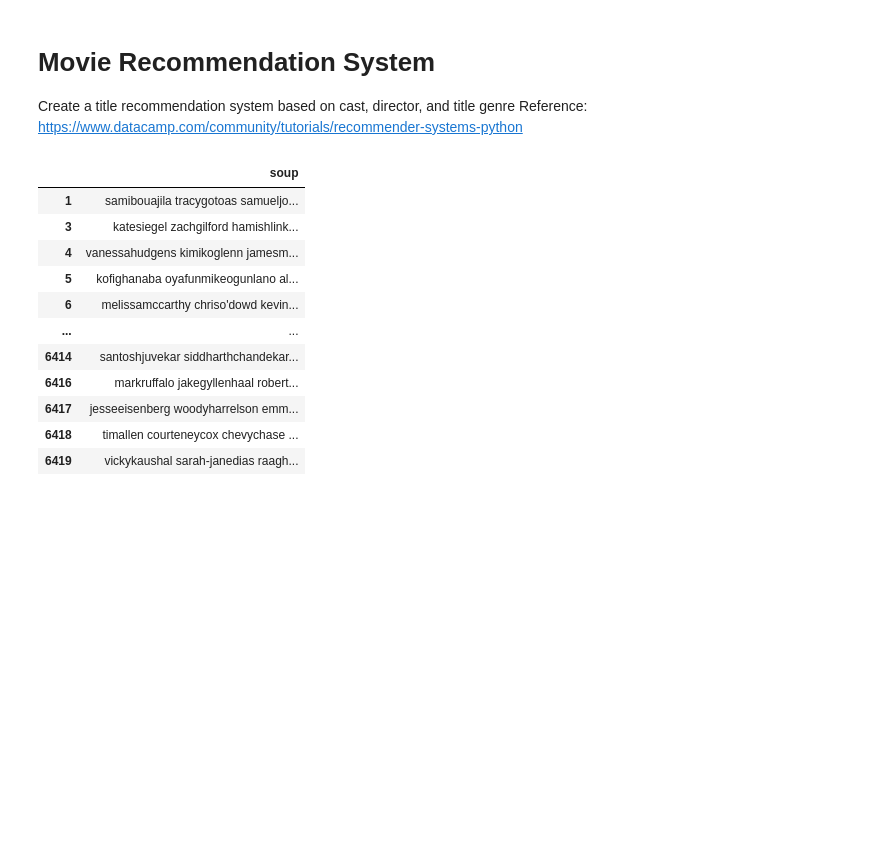
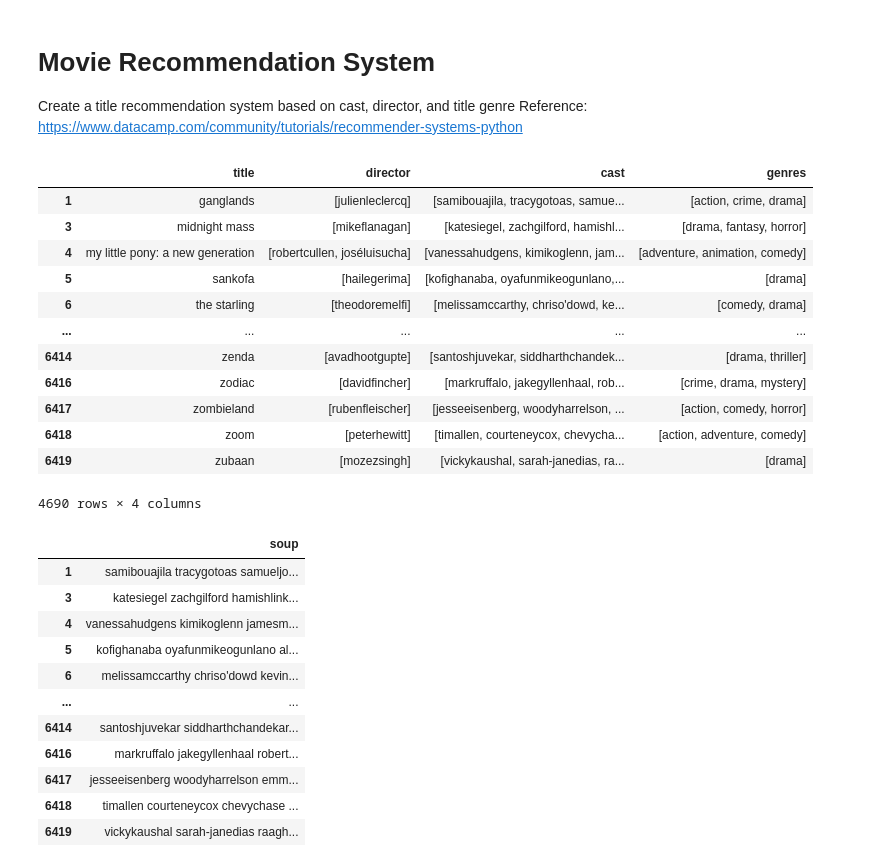
Before and after one commit to johnnminh/CMPT353-Netflix-Data, a Jupyter notebook: title_recommendation.ipynb, the cells around one changed output. Saved outputs shown, nothing was run; the diff lists cells and outputs as text; code cells hidden in the pictures; blank space fills up the shorter version.

```diff
--- a/title_recommendation.ipynb
+++ b/title_recommendation.ipynb
@@ -32,6 +32,22 @@ def create_soup(x):
     return ' '.join(x['cast']) + ' ' + ' '.join(x['director']) + ' ' + ' '.join(x['genres'])
 # %%
 working_df['soup'] = working_df.apply(create_soup, axis=1)
+# %%
+working_df[['title','director','cast','genres']]
+# %% [output]
+|  | title | director | cast | genres |
+| 1 | ganglands | [julienleclercq] | [samibouajila, tracygotoas, samue... | [action, crime, drama] |
+| 3 | midnight mass | [mikeflanagan] | [katesiegel, zachgilford, hamishl... | [drama, fantasy, horror] |
+| 4 | my little pony: a new generation | [robertcullen, joséluisucha] | [vanessahudgens, kimikoglenn, jam... | [adventure, animation, comedy] |
+| 5 | sankofa | [hailegerima] | [kofighanaba, oyafunmikeogunlano,... | [drama] |
+| 6 | the starling | [theodoremelfi] | [melissamccarthy, chriso'dowd, ke... | [comedy, drama] |
+| ... | ... | ... | ... | ... |
+| 6414 | zenda | [avadhootgupte] | [santoshjuvekar, siddharthchandek... | [drama, thriller] |
+| 6416 | zodiac | [davidfincher] | [markruffalo, jakegyllenhaal, rob... | [crime, drama, mystery] |
+| 6417 | zombieland | [rubenfleischer] | [jesseeisenberg, woodyharrelson, ... | [action, comedy, horror] |
+| 6418 | zoom | [peterhewitt] | [timallen, courteneycox, chevycha... | [action, adventure, comedy] |
+| 6419 | zubaan | [mozezsingh] | [vickykaushal, sarah-janedias, ra... | [drama] |
+4690 rows × 4 columns
 # %%
 working_df[['soup']]
 # %% [output]
```
Also changed, not shown: parts of 3 cells of this notebook, 3 other files.
